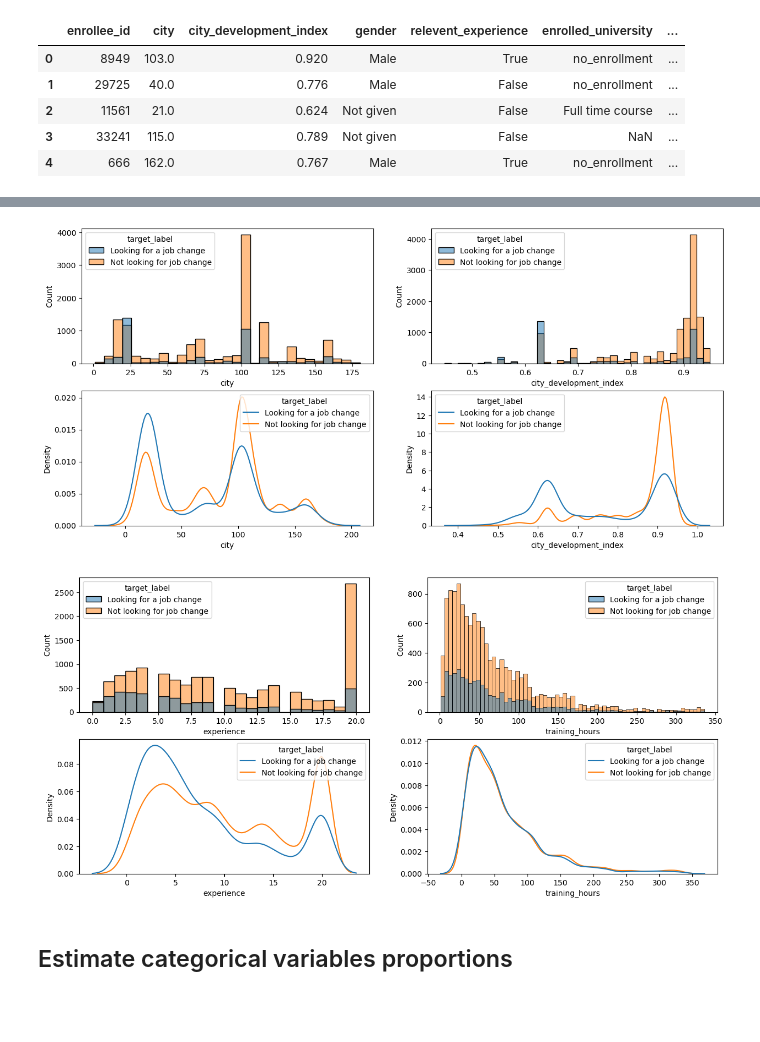
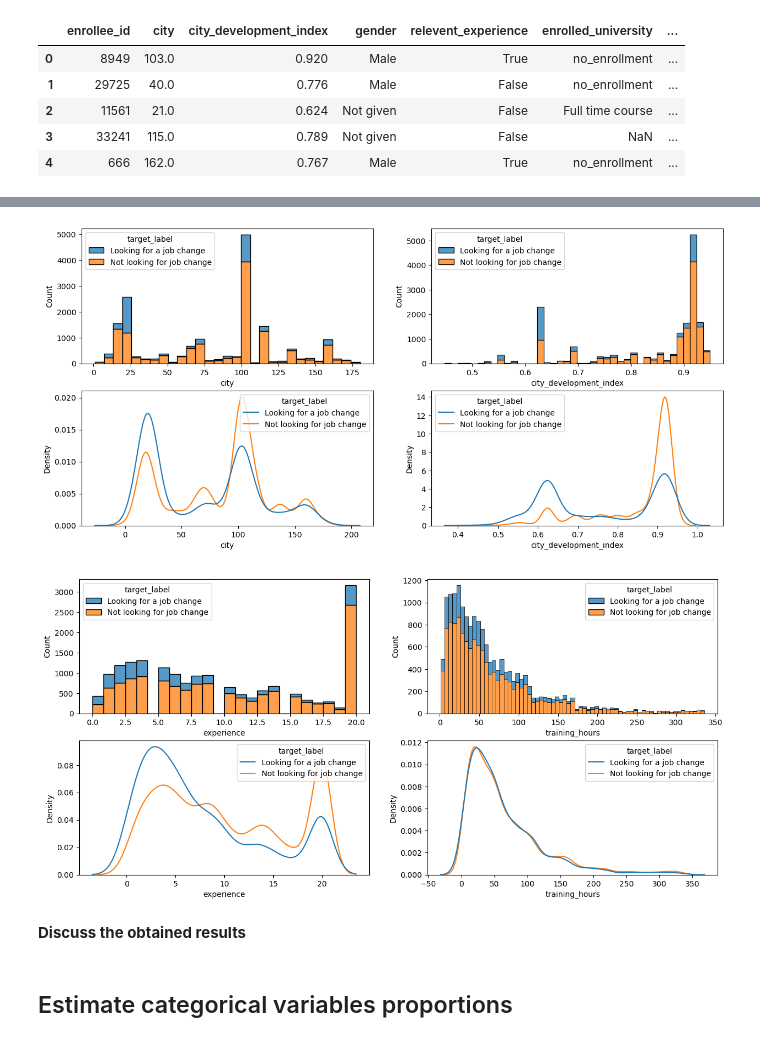
Before and after one commit to teob97/xtream-ai-assignment, a Jupyter notebook: notebooks/challenge_1.ipynb, the cells around one changed output, grey strips where cells are left out. Saved outputs shown, nothing was run; the diff lists cells and outputs as text; code cells hidden in the pictures; blank space fills up the shorter version.

```diff
--- a/notebooks/challenge_1.ipynb
+++ b/notebooks/challenge_1.ipynb
@@ -184,27 +192,29 @@ data = data.dropna()
 # %%
 _, axs = plt.subplots(2,2, figsize=(15,7))
 
-sns.histplot(data=data, x='city', hue='target_label', ax = axs[0][0])
-sns.histplot(data=data, x='city_development_index', hue='target_label', ax = axs[0][1])
+sns.histplot(data=data, x='city', hue='target_label', multiple='stack', ax = axs[0][0])
+sns.histplot(data=data, x='city_development_index', hue='target_label', multiple='stack', ax = axs[0][1])
 
 sns.kdeplot(data=data, x='city', hue='target_label',common_norm=False, ax = axs[1][0])
 sns.kdeplot(data=data, x='city_development_index', hue='target_label',common_norm=False, ax = axs[1][1])
 
 plt.show()
 # %% [output]
-[figure, old version]
+[figure, new version]
 # %%
 _, axs = plt.subplots(2,2, figsize=(15,7))
 
-sns.histplot(data=data, x='experience', hue='target_label', ax = axs[0][0])
-sns.histplot(data=data, x='training_hours', hue='target_label', ax = axs[0][1])
+sns.histplot(data=data, x='experience', hue='target_label',multiple='stack', ax = axs[0][0])
+sns.histplot(data=data, x='training_hours', hue='target_label',multiple='stack', ax = axs[0][1])
 
 sns.kdeplot(data=data, x='experience', hue='target_label',common_norm=False, ax = axs[1][0])
 sns.kdeplot(data=data, x='training_hours', hue='target_label',common_norm=False, ax = axs[1][1])
 
 plt.show()
 # %% [output]
-[figure, old version]
+[figure, new version]
+# %% [markdown]
+**Discuss the obtained results**
 # %% [markdown]
 ## Estimate categorical variables proportions
 # %%
```
Also changed, not shown: parts of 5 cells of this notebook, 1 other file.
